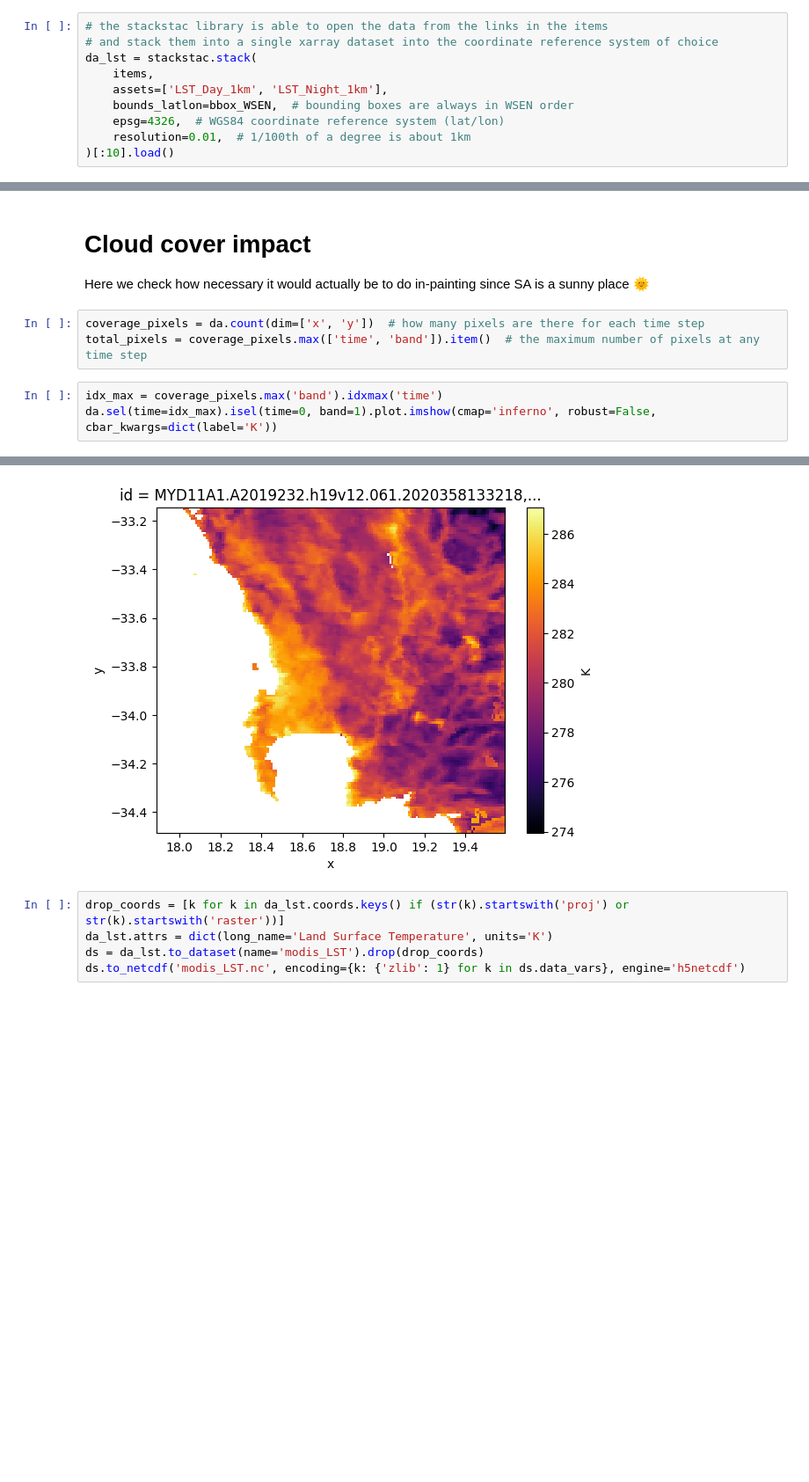
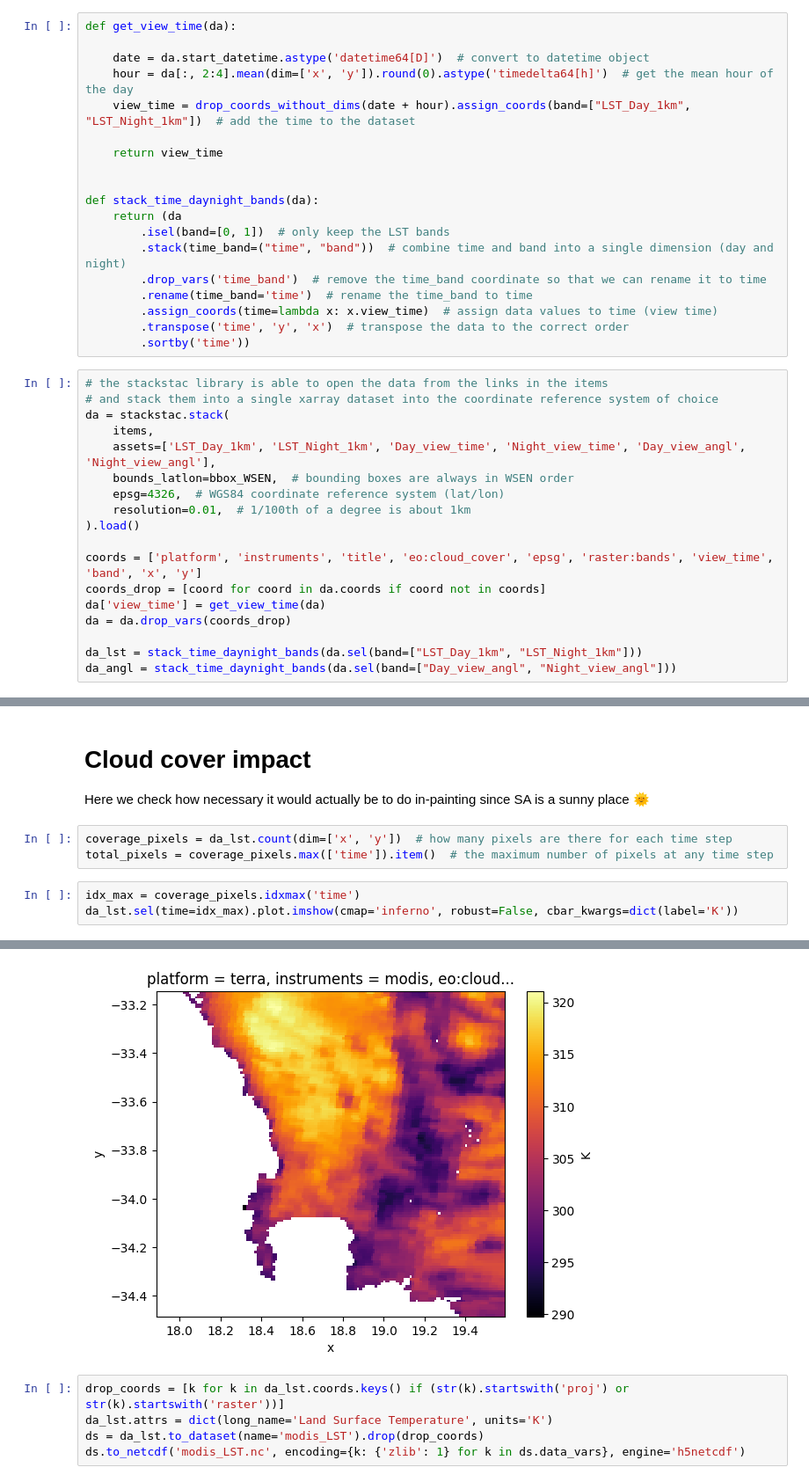
Before and after one commit to lukegre/saweather-data-exploration, a Jupyter notebook: notebooks/modis_land_surface_temp.ipynb, the cells around one changed output, grey strips where cells are left out. Shown: that part at 88% size. Saved outputs shown, nothing was run; the diff lists cells and outputs as text; blank space fills up the shorter version.

Commit message:
updated LST with datetime

```diff
--- a/notebooks/modis_land_surface_temp.ipynb
+++ b/notebooks/modis_land_surface_temp.ipynb
@@ -42,13 +44,40 @@ search = catalog.search(
 items = search.item_collection()
 # these items are simply a standard way of storing metadata of geo-spatial data
 # It contains lat/lon, datetime, and other metadata + the link to the actual data
+# %%
+def get_view_time(da):
+
+    date = da.start_datetime.astype('datetime64[D]')  # convert to datetime object
+    hour = da[:, 2:4].mean(dim=['x', 'y']).round(0).astype('timedelta64[h]')  # get the mean hour of the day
+    view_time = drop_coords_without_dims(date + hour).assign_coords(band=["LST_Day_1km", "LST_Night_1km"])  # add the time to the dataset
+
+    return view_time
+
+
+def stack_time_daynight_bands(da):
+    return (da
+        .isel(band=[0, 1])  # only keep the LST bands
+        .stack(time_band=("time", "band"))  # combine time and band into a single dimension (day and night)
+        .drop_vars('time_band')  # remove the time_band coordinate so that we can rename it to time
+        .rename(time_band='time')  # rename the time_band to time
+        .assign_coords(time=lambda x: x.view_time)  # assign data values to time (view time)
+        .transpose('time', 'y', 'x')  # transpose the data to the correct order
+        .sortby('time'))
 # %%
 # the stackstac library is able to open the data from the links in the items
 # and stack them into a single xarray dataset into the coordinate reference system of choice
-da_lst = stackstac.stack(
+da = stackstac.stack(
     items,
-    assets=['LST_Day_1km', 'LST_Night_1km'],
+    assets=['LST_Day_1km', 'LST_Night_1km', 'Day_view_time', 'Night_view_time', 'Day_view_angl', 'Night_view_angl'],
     bounds_latlon=bbox_WSEN,  # bounding boxes are always in WSEN order
     epsg=4326,  # WGS84 coordinate reference system (lat/lon)
     resolution=0.01,  # 1/100th of a degree is about 1km
-)[:10].load()
+).load()
+
+coords = ['platform', 'instruments', 'title', 'eo:cloud_cover', 'epsg', 'raster:bands', 'view_time', 'band', 'x', 'y']
+coords_drop = [coord for coord in da.coords if coord not in coords]
+da['view_time'] = get_view_time(da)
+da = da.drop_vars(coords_drop)
+
+da_lst = stack_time_daynight_bands(da.sel(band=["LST_Day_1km", "LST_Night_1km"]))
+da_angl = stack_time_daynight_bands(da.sel(band=["Day_view_angl", "Night_view_angl"]))
@@ -83,14 +117,14 @@ fig.tight_layout(w_pad=2)
 
 Here we check how necessary it would actually be to do in-painting since SA is a sunny place 🌞
 # %%
-coverage_pixels = da.count(dim=['x', 'y'])  # how many pixels are there for each time step
-total_pixels = coverage_pixels.max(['time', 'band']).item()  # the maximum number of pixels at any time step
+coverage_pixels = da_lst.count(dim=['x', 'y'])  # how many pixels are there for each time step
+total_pixels = coverage_pixels.max(['time']).item()  # the maximum number of pixels at any time step
 # %%
-idx_max = coverage_pixels.max('band').idxmax('time')
-da.sel(time=idx_max).isel(time=0, band=1).plot.imshow(cmap='inferno', robust=False, cbar_kwargs=dict(label='K'))
+idx_max = coverage_pixels.idxmax('time')
+da_lst.sel(time=idx_max).plot.imshow(cmap='inferno', robust=False, cbar_kwargs=dict(label='K'))
 # %% [output]
 <matplotlib.image.AxesImage at 0x...>
-[figure, old version]
+[figure, new version]
 # %%
 drop_coords = [k for k in da_lst.coords.keys() if (str(k).startswith('proj') or str(k).startswith('raster'))]
 da_lst.attrs = dict(long_name='Land Surface Temperature', units='K')
```
Also changed, not shown: parts of 5 cells of this notebook, 3 other files.
